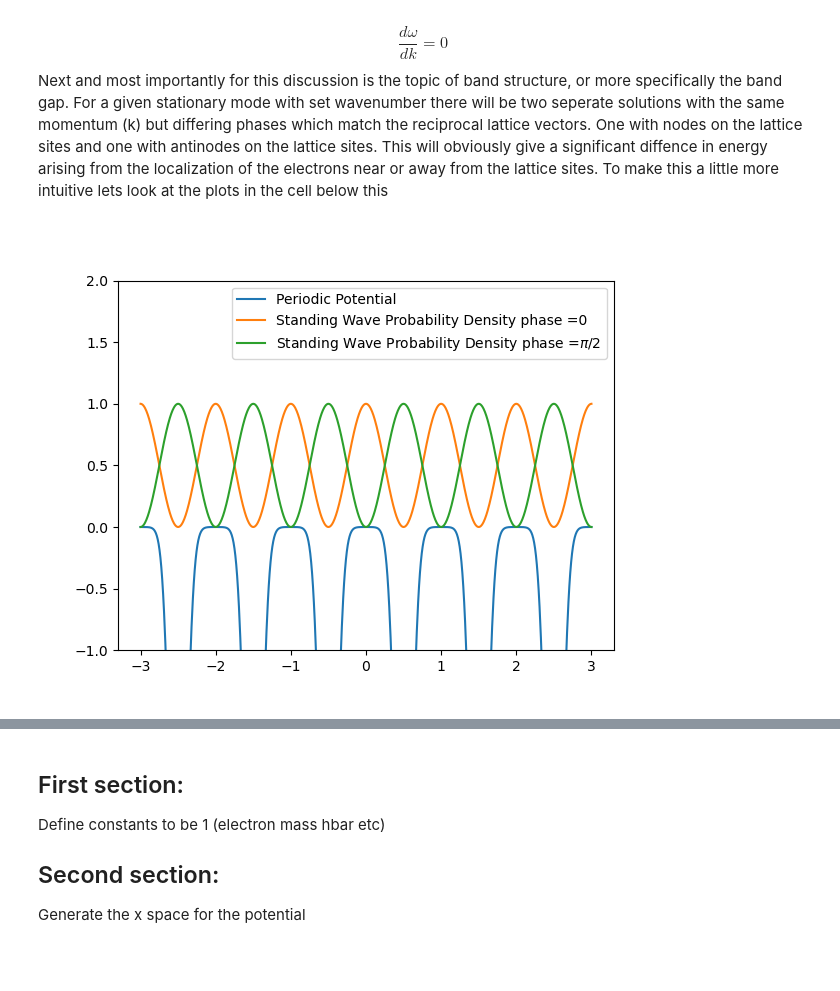
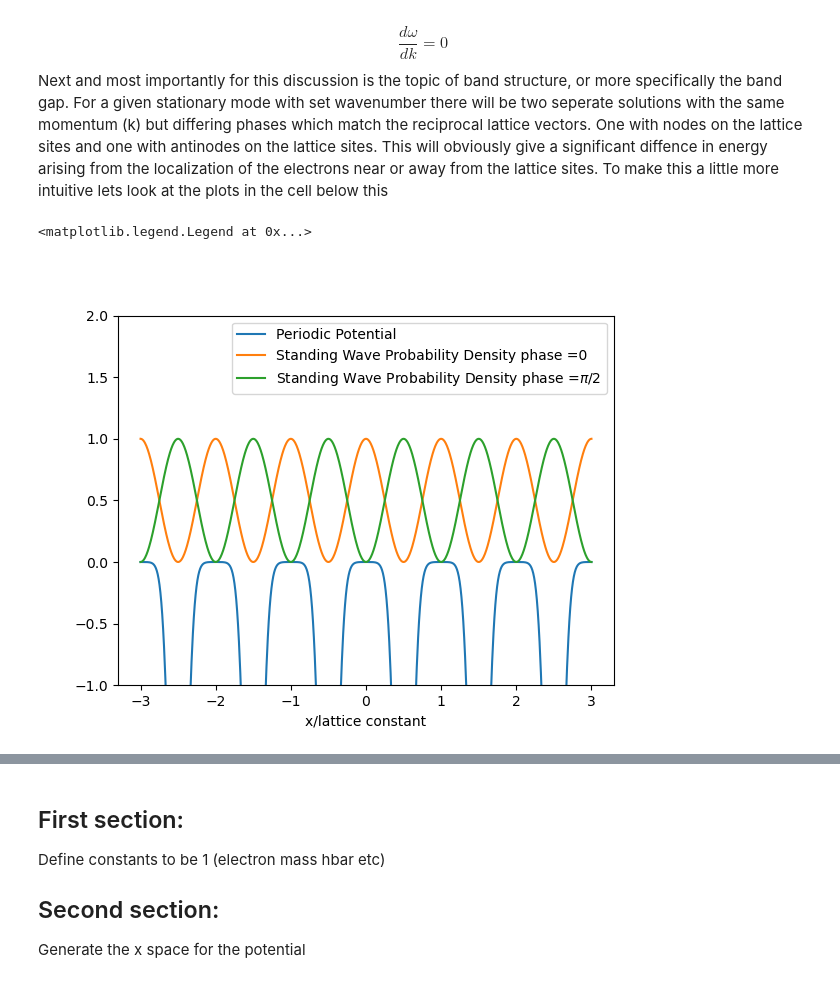
Before and after one commit to MTLphys/ManyBodyTheory, a Jupyter notebook: Class 2 1D Periodic Potential/Section1CalculatingBandstructure.ipynb, the cells around one changed output, grey strips where cells are left out. Drawn from its saved outputs; the diff is of its cells as text; code cells hidden in the pictures.

```diff
--- a/Class 2 1D Periodic Potential/Section1CalculatingBandstructure.ipynb
+++ b/Class 2 1D Periodic Potential/Section1CalculatingBandstructure.ipynb
@@ -30,28 +30,29 @@ Next and most importantly for this discussion is the topic of band structure, or
 # %%
 def periodicgauss(x,b,sigma):
     L = np.max(x)-np.min(x)
     N =int( np.ceil(L/l))
     x0 = np.min(x)
     f = 0*x
     for i in range(N):
         f += 1/(np.sqrt(2*np.pi)*sigma)*np.exp(-((x-i*l-x0-l/2)/sigma)**2/2)
     return f
 x= np.linspace(-3,3,1000)
 l= 1
 b1 = np.pi/l
 sigma= .1
 U =-periodicgauss(x,l,sigma)
 psip = np.cos(x*b1)
 psim = np.sin(x*b1)
-plt.clf()
-plt.plot(x,U,label = "Periodic Potential")
-plt.plot(x,psip**2,label = "Standing Wave Probability Density phase =0")
-plt.plot(x,psim**2,label = "Standing Wave Probability Density phase =$\pi$/2")
-plt.ylim(-1,2)
-plt.legend()
-plt.show()
+fig,ax = plt.subplots(1,1)
+ax.plot(x,U,label = "Periodic Potential")
+ax.plot(x,psip**2,label = "Standing Wave Probability Density phase =0")
+ax.plot(x,psim**2,label = "Standing Wave Probability Density phase =$\pi$/2")
+ax.set_ylim(-1,2)
+ax.set_xlabel('x/lattice constant')
+ax.legend()
 # %% [output]
+<matplotlib.legend.Legend at 0x...>
-[figure, old version]
+[figure, new version]
 # %% [markdown]
 We can see that for the term with a phase of zero the probability is less localized to the lattice sites, and for the term with a phase of $\frac{pi}{2}$ the probability is more localized on the lattice. This means that the energy will be lower for the state with antinodes positioned at the lattices sites. So therefore with a given momentum there is obviously two different energys which may occur for the seperate phases. This results in a discontinuity in the energy structure localized to the boundarys of the brullion zone.
 
```
Also changed, not shown: parts of 7 cells of this notebook.
